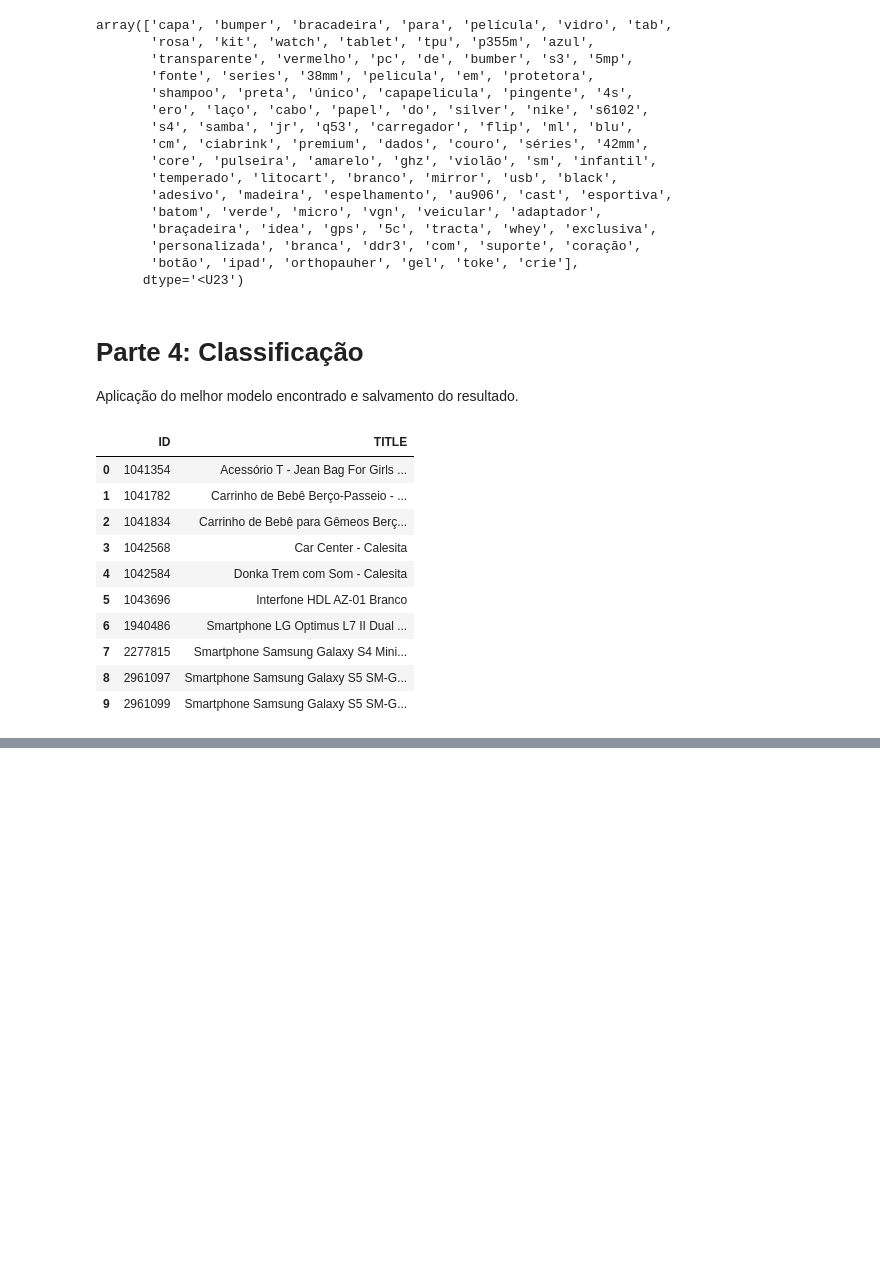
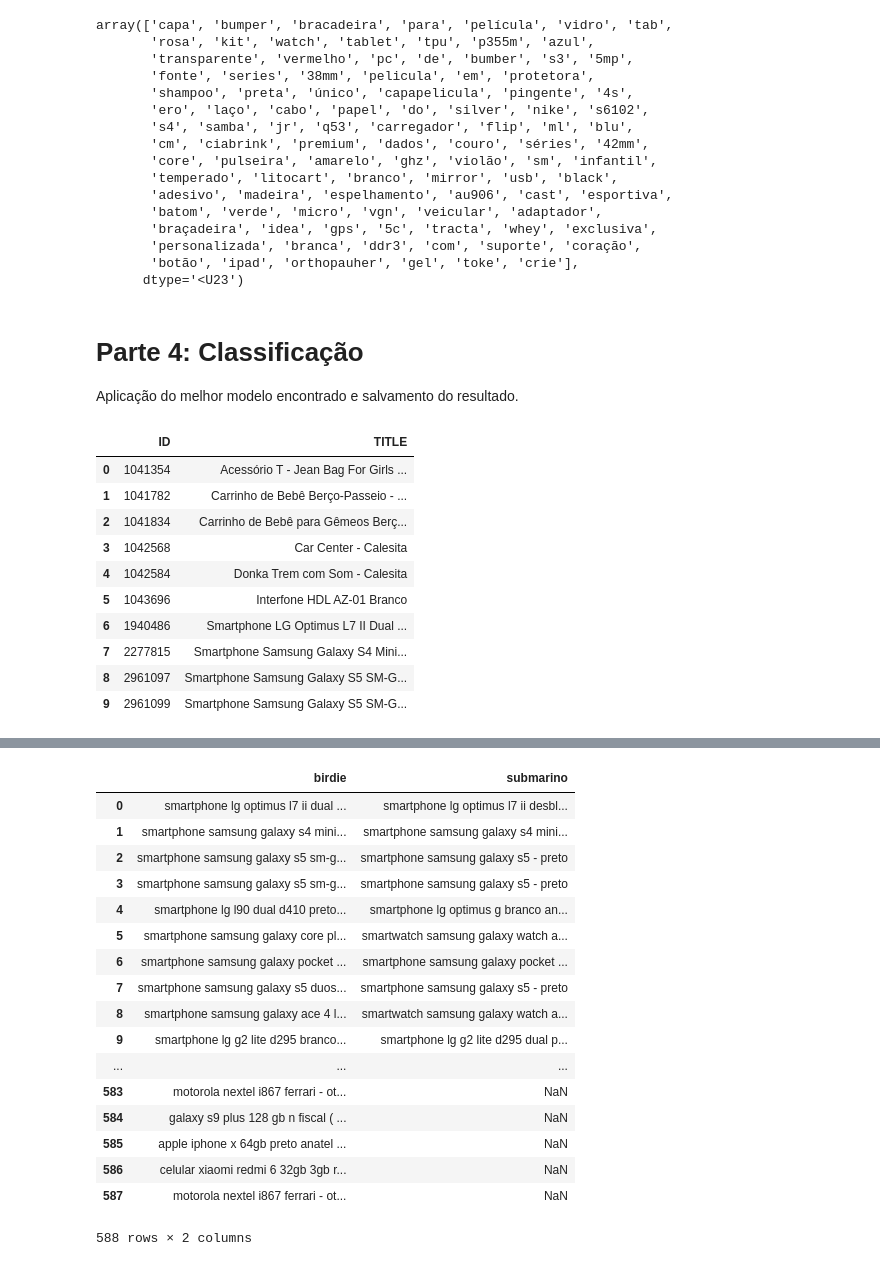
Before and after one commit to JAugusto97/SmartphoneClassifier, a Jupyter notebook: birdie_ps_2019.ipynb, the cells around one changed output, grey strips where cells are left out. Cells and saved outputs as stored; diff of their text form; code cells hidden in the pictures; blank space fills up the shorter version.

```diff
--- a/birdie_ps_2019.ipynb
+++ b/birdie_ps_2019.ipynb
@@ -275,0 +500,52 @@ data.to_csv('data/resultados.tsv', sep='\t')
+# %%
+submarino_smartphones = []
+smartphone = ''
+for i in range(len(submarino_data)):
+    for attribute in submarino_data.columns[1:]:
+        spec = str(submarino_data[attribute][i])
+        if spec == '':
+            pass
+        else:
+            smartphone += spec + ' '
+
+    smartphone = smartphone.strip()
+    submarino_smartphones.append(smartphone)
+    smartphone = ''
+# %%
+matches = []
+i = 0
+for smartphone in birdie_smartphones:
+    match = process.extractOne(smartphone, submarino_smartphones)
+    matches.append(match)
+    if i == 20:
+        break
+    i += 1
+# %%
+indices = []
+for match in matches:
+    indices.append(submarino_smartphones.index(match[0]))
+# %%
+df = pd.DataFrame(columns=['birdie','submarino'])
+df['birdie'] = birdie_data.iloc[:, 0]
+df['submarino'] = submarino_data.iloc[indices, 0].reset_index(drop=True)
+# %%
+df
+# %% [output]
+|  | birdie | submarino |
+| 0 | smartphone lg optimus l7 ii dual ... | smartphone lg optimus l7 ii desbl... |
+| 1 | smartphone samsung galaxy s4 mini... | smartphone samsung galaxy s4 mini... |
+| 2 | smartphone samsung galaxy s5 sm-g... | smartphone samsung galaxy s5 - preto |
+| 3 | smartphone samsung galaxy s5 sm-g... | smartphone samsung galaxy s5 - preto |
+| 4 | smartphone lg l90 dual d410 preto... | smartphone lg optimus g branco an... |
+| 5 | smartphone samsung galaxy core pl... | smartwatch samsung galaxy watch a... |
+| 6 | smartphone samsung galaxy pocket ... | smartphone samsung galaxy pocket ... |
+| 7 | smartphone samsung galaxy s5 duos... | smartphone samsung galaxy s5 - preto |
+| 8 | smartphone samsung galaxy ace 4 l... | smartwatch samsung galaxy watch a... |
+| 9 | smartphone lg g2 lite d295 branco... | smartphone lg g2 lite d295 dual p... |
+| ... | ... | ... |
+| 583 | motorola nextel i867 ferrari - ot... | NaN |
+| 584 | galaxy s9 plus 128 gb n fiscal ( ... | NaN |
+| 585 | apple iphone x 64gb preto anatel ... | NaN |
+| 586 | celular xiaomi redmi 6 32gb 3gb r... | NaN |
+| 587 | motorola nextel i867 ferrari - ot... | NaN |
+588 rows × 2 columns
```
Also changed, not shown: parts of 24 cells of this notebook, 13 other files.
